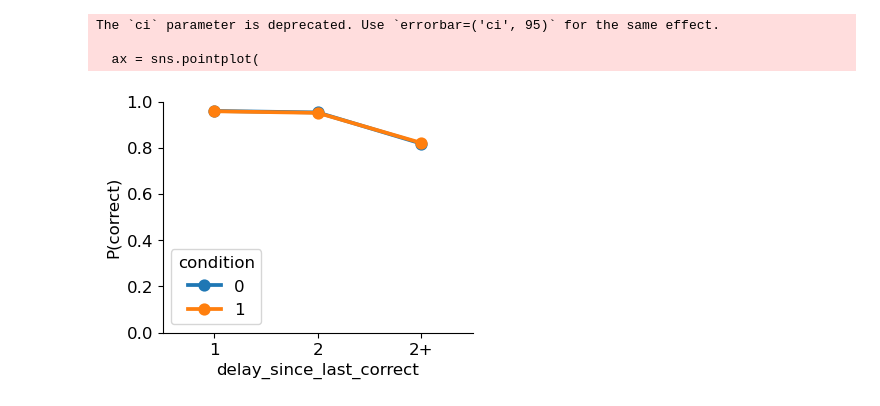
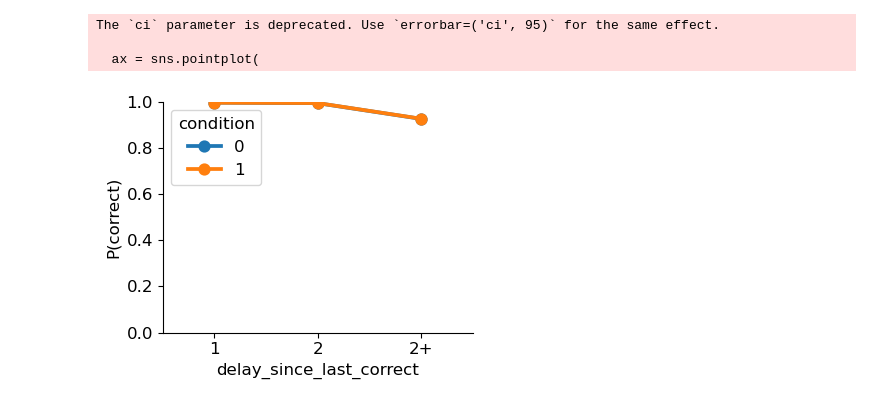
Before and after one commit to ti55987/DL4CM, a Jupyter notebook: simulation/simulation.ipynb, the cells around one changed output. Drawn from its saved outputs; the diff is of its cells as text; code cells hidden in the pictures.

```diff
--- a/simulation/simulation.ipynb
+++ b/simulation/simulation.ipynb
@@ -31,15 +44,41 @@ for i in range(num_blocks):
 # %%
 # Prepare the sequences
 
-N_AGENTS = 3000
+N_AGENTS = 500
 mean1 = 0.1
 var = 0.01  # Variance of both distributions
-phi_dist, _, _, _, _, _ = generate_beta_with_diff_means_sim_vars(mean1, 0.1, var, N_AGENTS, 0, 0.4)
+phi_dist, _, _, _, _, _ = generate_beta_with_diff_means_sim_vars(
+    mean1, mean1, var, N_AGENTS, 0, 0.4
+)
 # simulate N_AGENTS agents with randomly sampled alphas and betas
+bias_dist, _, _, _, _, _ = generate_beta_with_diff_means_sim_vars(
+    0.5, 0.5, 0.05, N_AGENTS, 0, 1
+)
 
 sticky_dist = np.random.uniform(-0.2, 0.2, N_AGENTS)
-with ProcessPoolExecutor() as executor:
-    futures = [executor.submit(simulate_agent, a, pval, num_blocks, num_stimuli_list, min_switches, iter_per_stimuli, num_actions, all_seq, sticky_dist, phi_dist) for a in range(N_AGENTS)]
+beta_dist = np.random.uniform(0.2, 0.8, N_AGENTS)
+with ProcessPoolExecutor(max_workers=4) as executor:
+    futures = [
+        executor.submit(
+            simulate_agent,
+            a,
+            pval,
+            num_blocks,
+            num_stimuli_list,
+            min_switches,
+            iter_per_stimuli,
+            num_actions,
+            all_seq,
+            params_dist={
+                "alpha": 1,
+                "phi": phi_dist[a],
+                "stickiness": sticky_dist[a],
+                "bias": bias_dist[a],
+                "beta": beta_dist[a],
+            },
+        )
+        for a in range(N_AGENTS)
+    ]
     train_data_list = [future.result() for future in tqdm.tqdm(futures)]
 
 train_df = pd.concat(train_data_list)
@@ -59,34 +144,36 @@ train_df.to_csv(filename)
 # %%
 import matplotlib.pyplot as plt
 import seaborn as sns
 
-train_df['delay_since_last_correct_cat'] = train_df['delay_since_last_correct'].apply(lambda x: '2+' if x > 2 else str(x))
-#train_df[['stimuli', 'trials', 'rewards', 'delay_since_last_correct']].tail(10)
+train_df["delay_since_last_correct_cat"] = train_df["delay_since_last_correct"].apply(
+    lambda x: "2+" if x > 2 else str(x)
+)
+# train_df[['stimuli', 'trials', 'rewards', 'delay_since_last_correct']].tail(10)
 res = train_df[train_df.delay_since_last_correct > 0]
 res = (
     res.groupby(["agentid", "delay_since_last_correct_cat", "condition"])[["rewards"]]
     .mean()
     .reset_index()
 )
 
 plt.rcParams.update({"font.size": 12})
 fig, ax = plt.subplots(1, 1, figsize=(4, 3), sharey=True)
 ax = sns.pointplot(
     data=res,
     x="delay_since_last_correct_cat",
     y="rewards",
-    order=['1', '2', '2+'],
+    order=["1", "2", "2+"],
     hue="condition",
     ax=ax,
     ci=95,
 )
 ax.set_xlabel("delay_since_last_correct")
 ax.set_ylabel("P(correct)")
 ax.set_yticks(np.round(np.arange(0, 1.2, 0.2), 2))
 
 sns.despine()
 # %% [output]
 The `ci` parameter is deprecated. Use `errorbar=('ci', 95)` for the same effect.
 
   ax = sns.pointplot(
-[figure, old version]
+[figure, new version]
```
Also changed, not shown: parts of 11 cells of this notebook, 6 other files.
